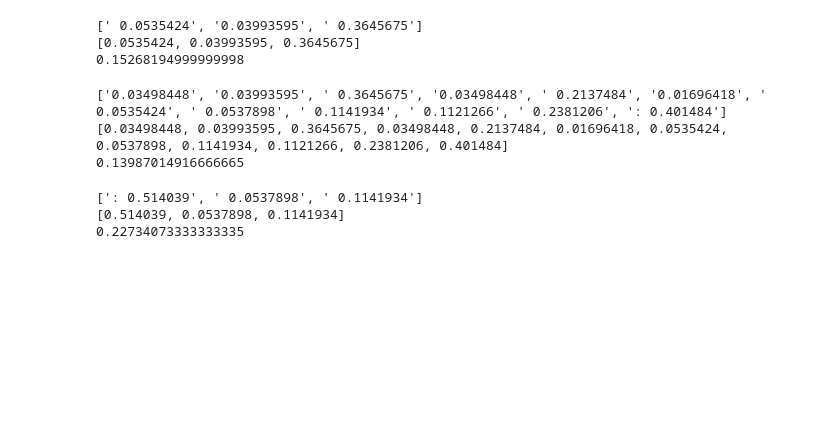
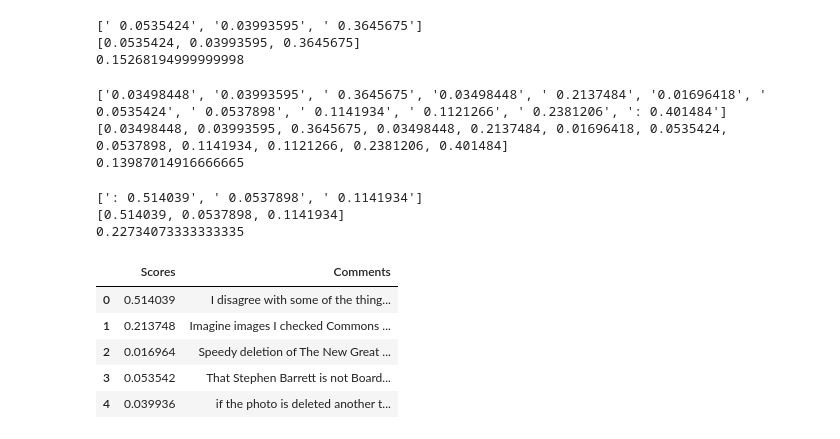
Before and after one commit to shikhamehtaaa/Data-Bias, a Jupyter notebook: Data Bias.ipynb, the cells around one changed output. Cells and saved outputs as stored; diff of their text form; code cells hidden in the pictures; blank space fills up the shorter version.

```diff
--- a/Data Bias.ipynb
+++ b/Data Bias.ipynb
@@ -584,3 +580,19 @@ Average(clean_score4)
 [': 0.514039', ' 0.0537898', ' 0.1141934']
 [0.514039, 0.0537898, 0.1141934]
 0.22734073333333335
+# %%
+#create a DataFrame to load to a CSV file
+tested_comments = hate_toxic_comments + hate_nontoxic_comments + hateful_toxic_comments + hateful_nontoxic_comments
+clean_score_list = clean_score + clean_score2 + clean_score3 + clean_score4
+tested_df = pd.DataFrame()
+tested_df['Scores'] = clean_score_list
+tested_df['Comments'] = tested_comments
+tested_df.head()
+tested_df.to_csv('Test_Data.csv')
+# %% [output]
+|  | Scores | Comments |
+| 0 | 0.514039 | I disagree with some of the thing... |
+| 1 | 0.213748 | Imagine images I checked Commons ... |
+| 2 | 0.016964 | Speedy deletion of The New Great ... |
+| 3 | 0.053542 | That Stephen Barrett is not Board... |
+| 4 | 0.039936 | if the photo is deleted another t... |
```
Also changed, not shown: parts of 1 cell of this notebook.
